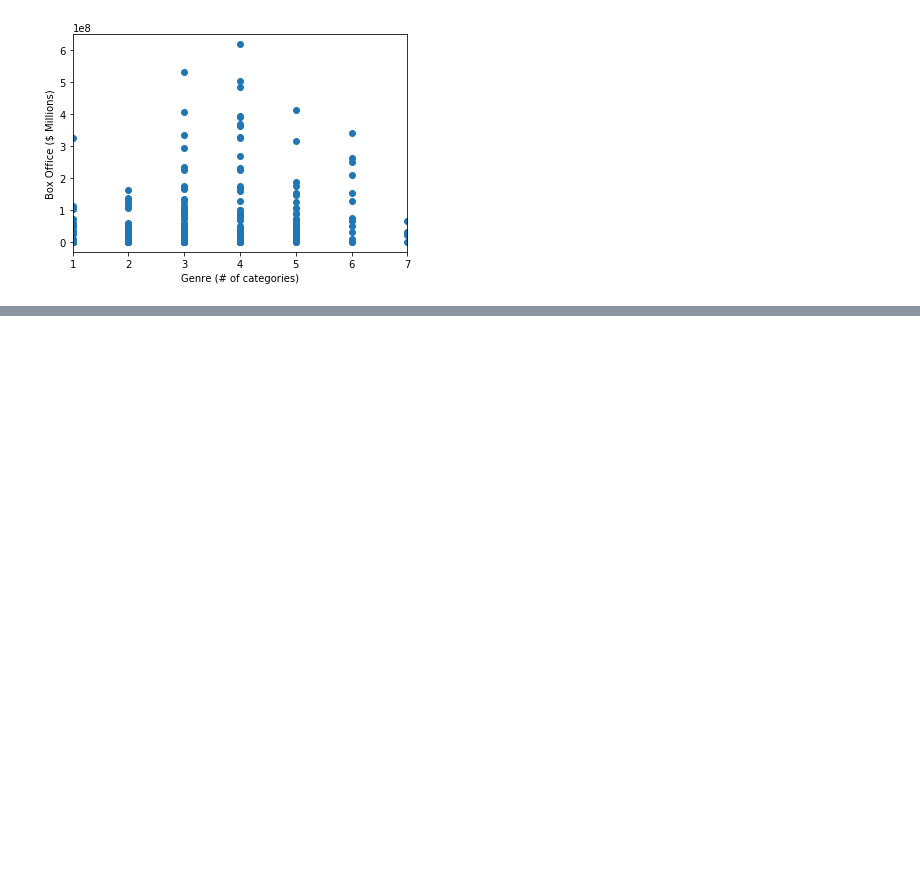
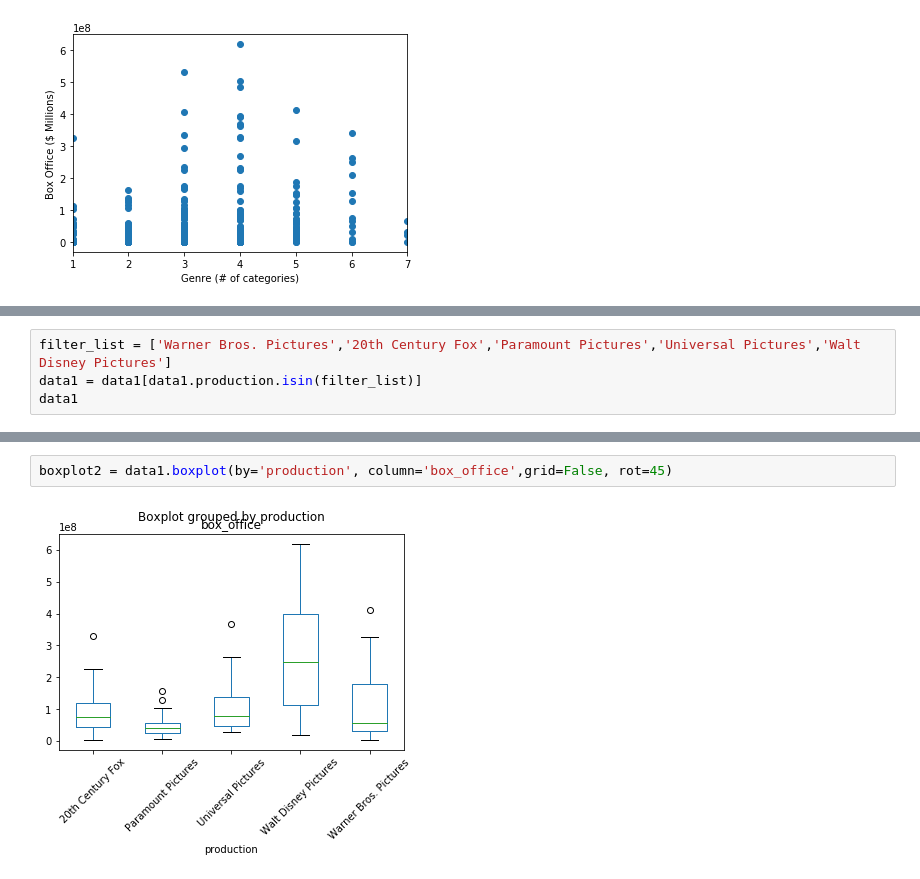
Before and after one commit to rebeca-lamas/machine-learning-project, a Jupyter notebook: multi-linear-regression-model.ipynb, the cells around one changed output, grey strips where cells are left out. Drawn from its saved outputs; the diff is of its cells as text; blank space fills up the shorter version.

```diff
--- a/multi-linear-regression-model.ipynb
+++ b/multi-linear-regression-model.ipynb
@@ -134,0 +154,4 @@ plt.show()
+# %%
+filter_list = ['Warner Bros. Pictures','20th Century Fox','Paramount Pictures','Universal Pictures','Walt Disney Pictures']
+data1 = data1[data1.production.isin(filter_list)]
+data1
@@ -134,0 +177,4 @@ plt.show()
+# %%
+boxplot2 = data1.boxplot(by='production', column='box_office',grid=False, rot=45)
+# %% [output]
+[figure, added]
```
Also changed, not shown: parts of 8 cells of this notebook, 2 other files.
